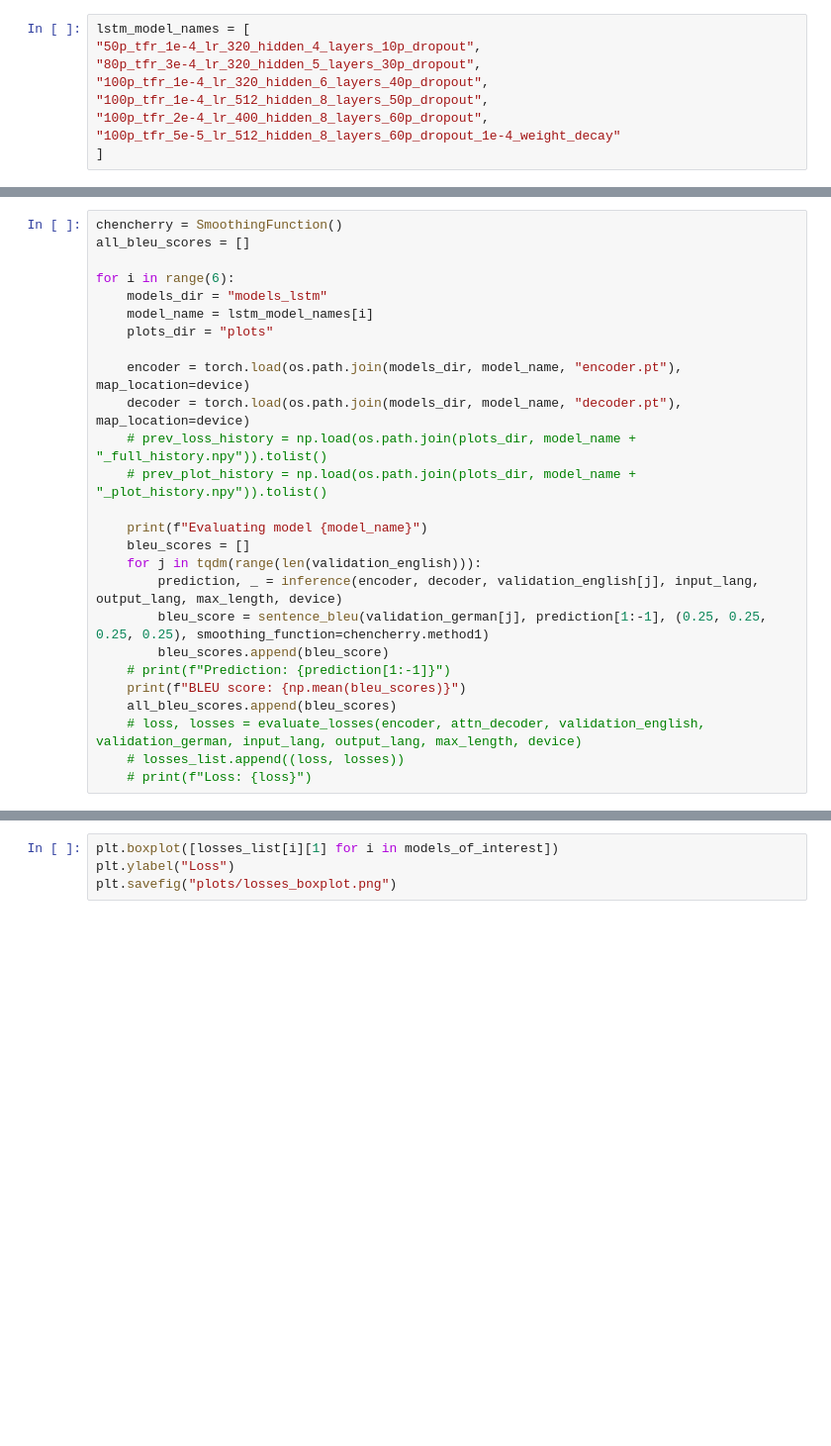
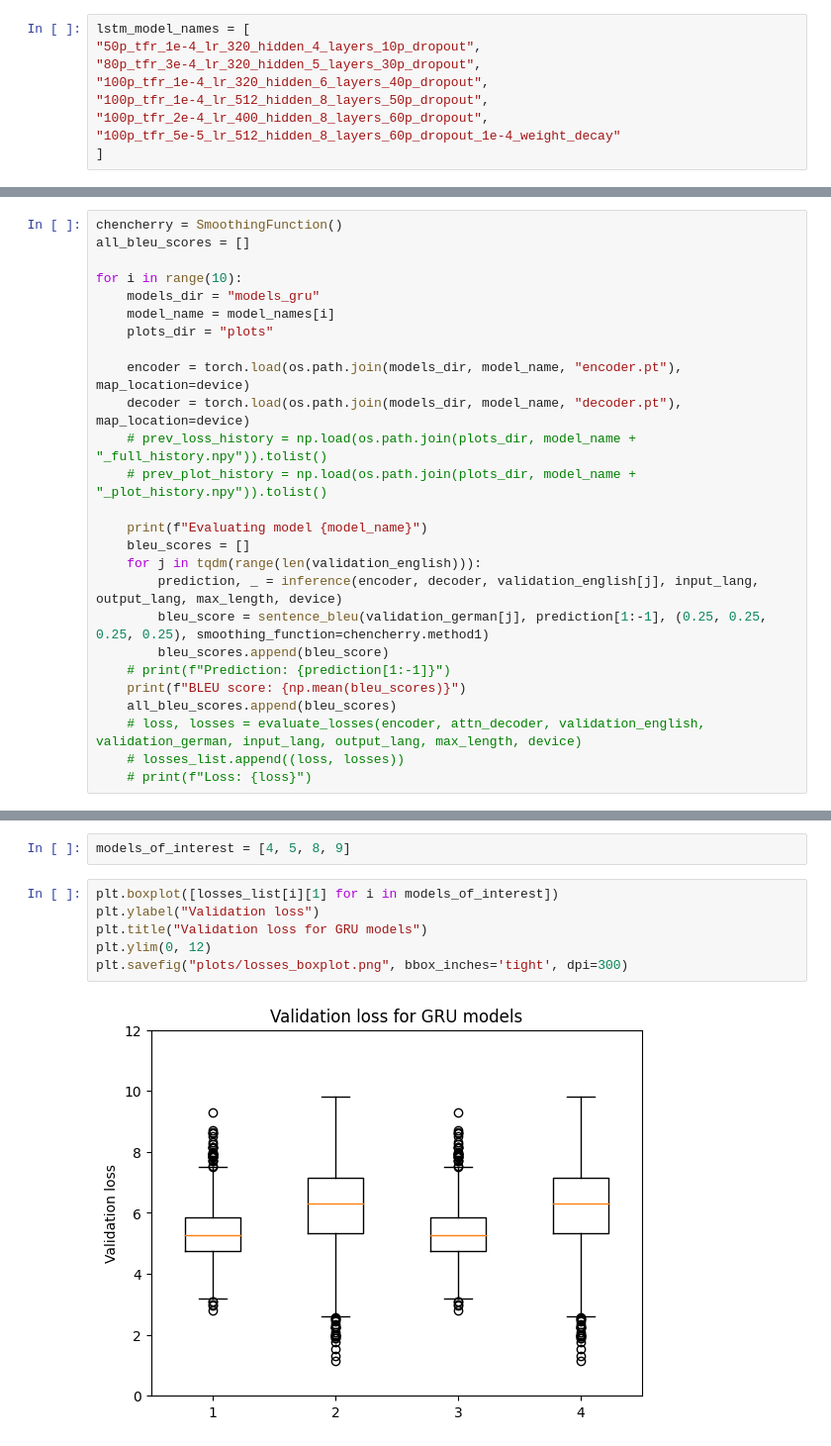
Before and after one commit to LinusBach/en-de-nmt, a Jupyter notebook: plotting.ipynb, the cells around one changed output, grey strips where cells are left out. Shown: that part at 99% size. Cells and saved outputs as stored; diff of their text form; blank space fills up the shorter version.

Commit message:
Plotting boxplots

```diff
--- a/plotting.ipynb
+++ b/plotting.ipynb
@@ -86,9 +91,9 @@ len(losses_list)
 chencherry = SmoothingFunction()
 all_bleu_scores = []
 
-for i in range(6):
-    models_dir = "models_lstm"
-    model_name = lstm_model_names[i]
+for i in range(10):
+    models_dir = "models_gru"
+    model_name = model_names[i]
     plots_dir = "plots"
 
     encoder = torch.load(os.path.join(models_dir, model_name, "encoder.pt"), map_location=device)
@@ -115,7 +137,13 @@ len(losses_list)
+# %%
+models_of_interest = [4, 5, 8, 9]
 # %%
 plt.boxplot([losses_list[i][1] for i in models_of_interest])
-plt.ylabel("Loss")
-plt.savefig("plots/losses_boxplot.png")
+plt.ylabel("Validation loss")
+plt.title("Validation loss for GRU models")
+plt.ylim(0, 12)
+plt.savefig("plots/losses_boxplot.png", bbox_inches='tight', dpi=300)
+# %% [output]
+[figure, added]
 # %%
 plt.boxplot([all_bleu_scores[i] for i in models_of_interest])
 plt.ylabel("BLEU score")
```
Also changed, not shown: parts of 6 cells of this notebook, 3 other files.
